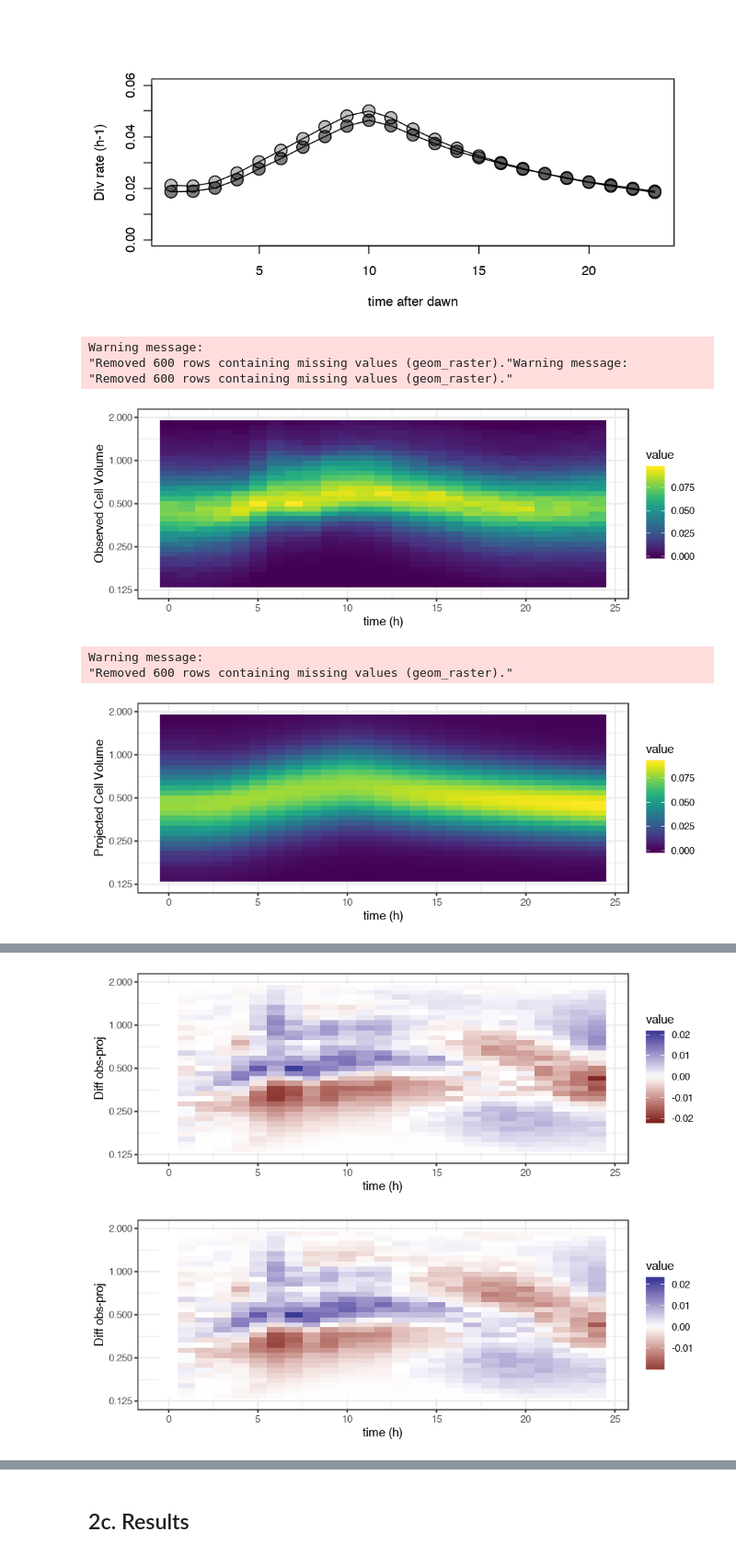
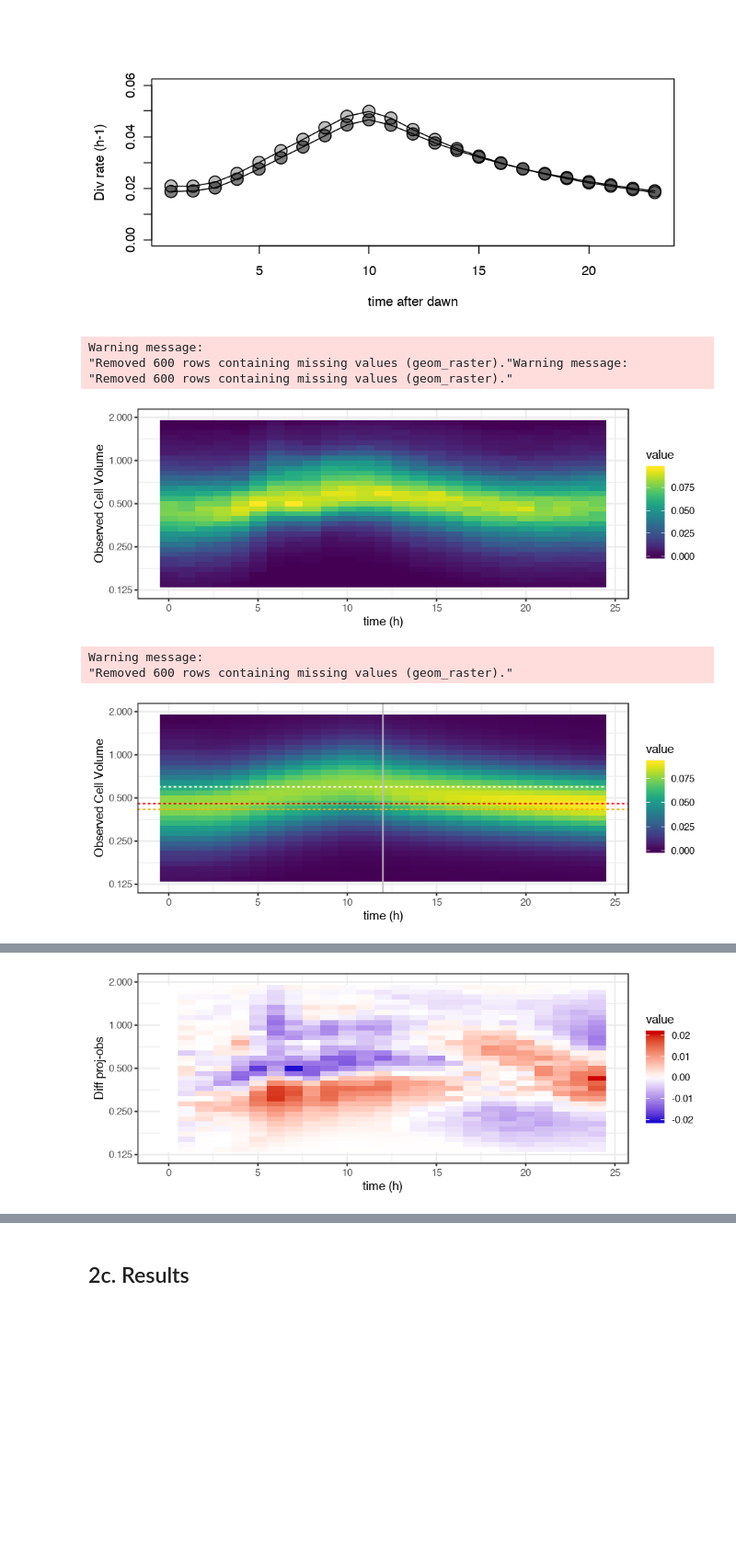
Before and after one commit to fribalet/ssPopModel, a Jupyter notebook: inst/ssMatrixModel_resp.ipynb, the cells around one changed output, grey strips where cells are left out. Shown at 92% size. Drawn from its saved outputs; the diff is of its cells as text; code cells hidden in the pictures; blank space fills up the shorter version.

```diff
--- a/inst/ssMatrixModel_resp.ipynb
+++ b/inst/ssMatrixModel_resp.ipynb
@@ -340,9 +343,12 @@ plot(mu_N[-c(1:2)],type='o', ylim=c(0,0.06), xlab='time after dawn', ylab="Div r
 # %%
 options(repr.plot.width=8, repr.plot.height=3)
 ggplot(melt(V.hists), aes(Var2/3600,Var1, fill=value)) + geom_raster() + scale_y_continuous(trans='log2',limits = c(0.125, 2)) + theme_bw() + labs(x='time (h)', y= 'Observed Cell Volume') + scale_fill_gradientn(colors=viridis::viridis(100))
-ggplot(melt(Vproj), aes(Var2/3600,Var1, fill=value)) + geom_raster() + scale_y_continuous(trans='log2',limits = c(0.125, 2)) + theme_bw() + labs(x='time (h)', y= 'Projected Cell Volume') + scale_fill_gradientn(colors=viridis::viridis(100))
-ggplot(melt(V.hists- Vproj), aes(Var2/3600,Var1, fill=value)) + geom_raster() + scale_y_continuous(trans='log2',limits = c(0.125, 2)) + theme_bw() + labs(x='time (h)', y= 'Diff obs-proj') + scale_fill_gradient2(midpoint=0)
-ggplot(melt(V.hists- Vproj.), aes(Var2/3600,Var1, fill=value)) + geom_raster() + scale_y_continuous(trans='log2',limits = c(0.125, 2)) + theme_bw() + labs(x='time (h)', y= 'Diff obs-proj') +  scale_fill_gradient2(midpoint=0)
+
+i <- which(Vproj[,12] == max(Vproj[,12]))
+f <- which(Vproj[,24] == max(Vproj[,24]))
+ggplot(melt(Vproj), aes(Var2/3600,Var1, fill=value)) + geom_raster() + scale_y_continuous(trans='log2',limits = c(0.125, 2)) + theme_bw() + labs(x='time (h)', y= 'Observed Cell Volume') + scale_fill_gradientn(colors=viridis::viridis(100))+ geom_vline(xintercept=12, color='grey') + geom_hline(yintercept=c(volbins[i],volbins[i]*0.7,volbins[f]), linetype="dashed", color = c("white","orange",'red'))
+
+ggplot(melt(Vproj-V.hists), aes(Var2/3600,Var1, fill=value)) + geom_raster() + scale_y_continuous(trans='log2',limits = c(0.125, 2)) + theme_bw() + labs(x='time (h)', y= 'Diff proj-obs') + scale_fill_gradient2(low='blue3',high='red3', midpoint=0)
 # %% [output]
 Warning message:
 "Removed 600 rows containing missing values (geom_raster)."Warning message:
@@ -350,4 +356,4 @@ Warning message:
 [figure]
 Warning message:
 "Removed 600 rows containing missing values (geom_raster)."
-[figure, old version]
+[figure, new version]
@@ -356,2 +360 @@ Warning message:
-[figure, old version]
+[figure, new version]
-[figure, removed]
```
Also changed, not shown: parts of 34 cells of this notebook.
